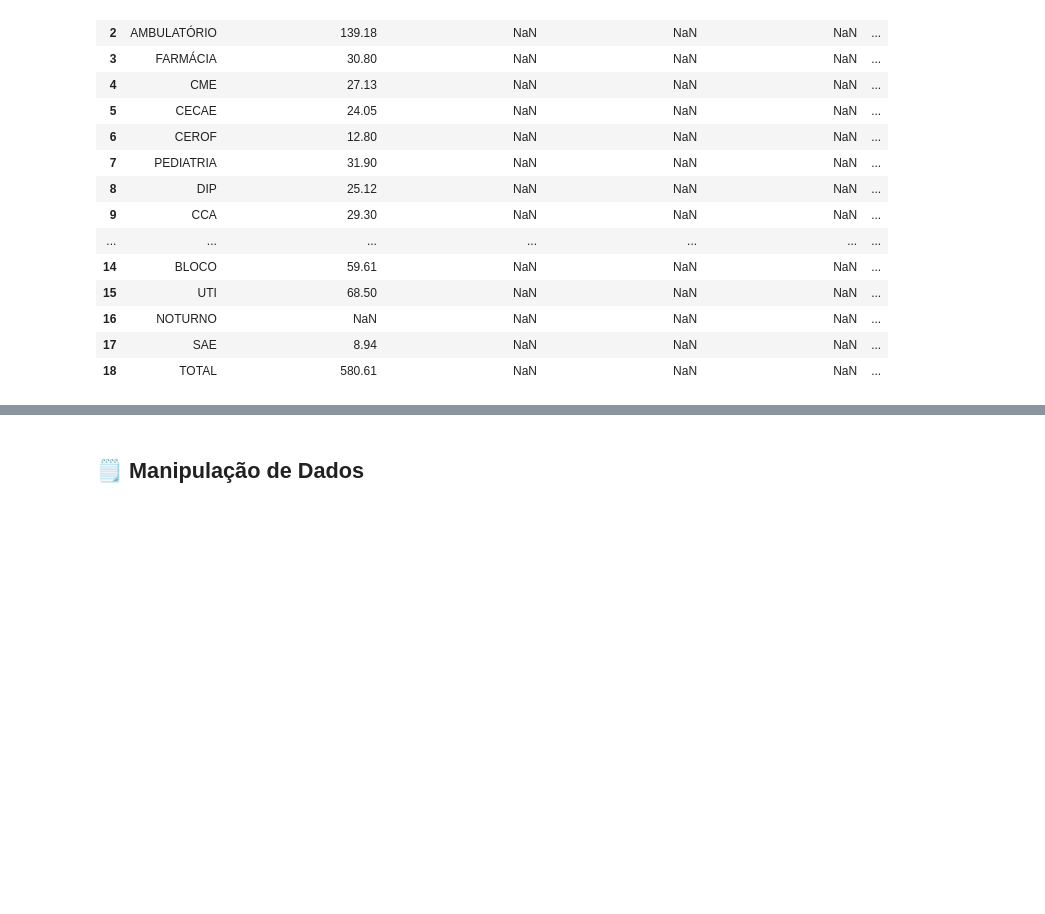
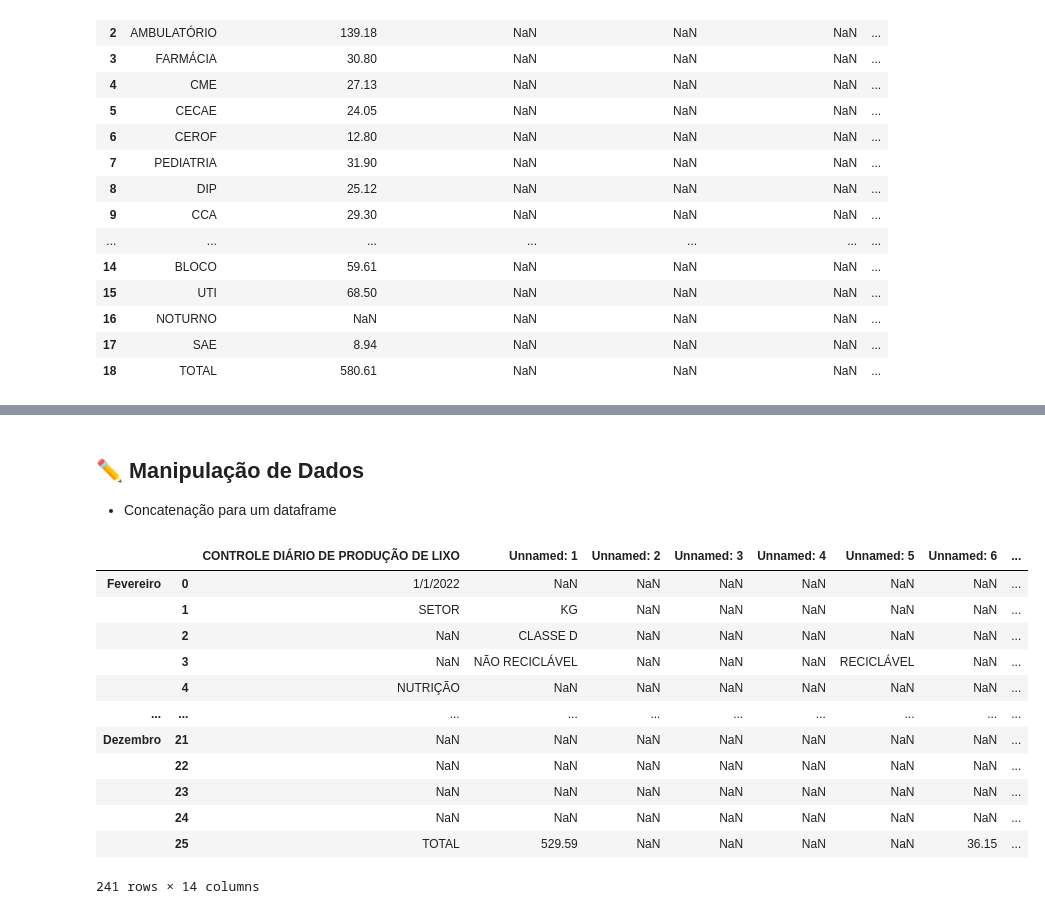
Before and after one commit to Gabyzera/hospital-trash-analysis, a Jupyter notebook: src/main.ipynb, the cells around one changed output, grey strips where cells are left out. Drawn from its saved outputs; the diff is of its cells as text; code cells hidden in the pictures; blank space fills up the shorter version.

Commit message:
feat:clean & try manipulation datas

```diff
--- a/src/main.ipynb
+++ b/src/main.ipynb
@@ -62,2 +129,3 @@ lixo_hospitalar_df
 # %% [markdown]
-## 🗒️ Manipulação de Dados
+## ✏️ Manipulação de Dados
+- Concatenação para um dataframe
@@ -84,0 +132,17 @@ df_concatenado.to_csv('data/2022/REGISTRO DIARIO DE LIXO 2022.csv', index=False)
+# %%
+hospital_trash_2022_df = pd.concat(map(pd.read_csv, glob.glob('data/2022/*.csv')), keys=['Fevereiro', 'Março', 'Abril', 'Agosto', 'Julho', 'Junho', 'Maio', 'Outubro', 'Setembro', 'Dezembro'], verify_integrity=True)
+hospital_trash_2022_df
+# %% [output]
+|  |  | CONTROLE DIÁRIO DE PRODUÇÃO DE LIXO | Unnamed: 1 | Unnamed: 2 | Unnamed: 3 | Unnamed: 4 | Unnamed: 5 | Unnamed: 6 | ... |
+| Fevereiro | 0 | 1/1/2022 | NaN | NaN | NaN | NaN | NaN | NaN | ... |
+|  | 1 | SETOR | KG | NaN | NaN | NaN | NaN | NaN | ... |
+|  | 2 | NaN | CLASSE D | NaN | NaN | NaN | NaN | NaN | ... |
+|  | 3 | NaN | NÃO RECICLÁVEL | NaN | NaN | NaN | RECICLÁVEL | NaN | ... |
+|  | 4 | NUTRIÇÃO | NaN | NaN | NaN | NaN | NaN | NaN | ... |
+| ... | ... | ... | ... | ... | ... | ... | ... | ... | ... |
+| Dezembro | 21 | NaN | NaN | NaN | NaN | NaN | NaN | NaN | ... |
+|  | 22 | NaN | NaN | NaN | NaN | NaN | NaN | NaN | ... |
+|  | 23 | NaN | NaN | NaN | NaN | NaN | NaN | NaN | ... |
+|  | 24 | NaN | NaN | NaN | NaN | NaN | NaN | NaN | ... |
+|  | 25 | TOTAL | 529.59 | NaN | NaN | NaN | NaN | 36.15 | ... |
+241 rows × 14 columns
```
Also changed, not shown: parts of 13 cells of this notebook, 2 other files.
